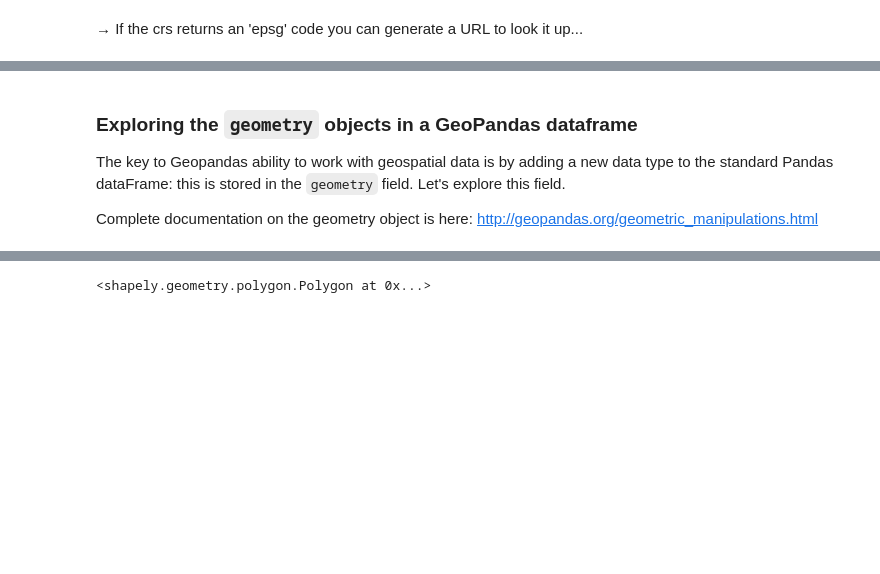
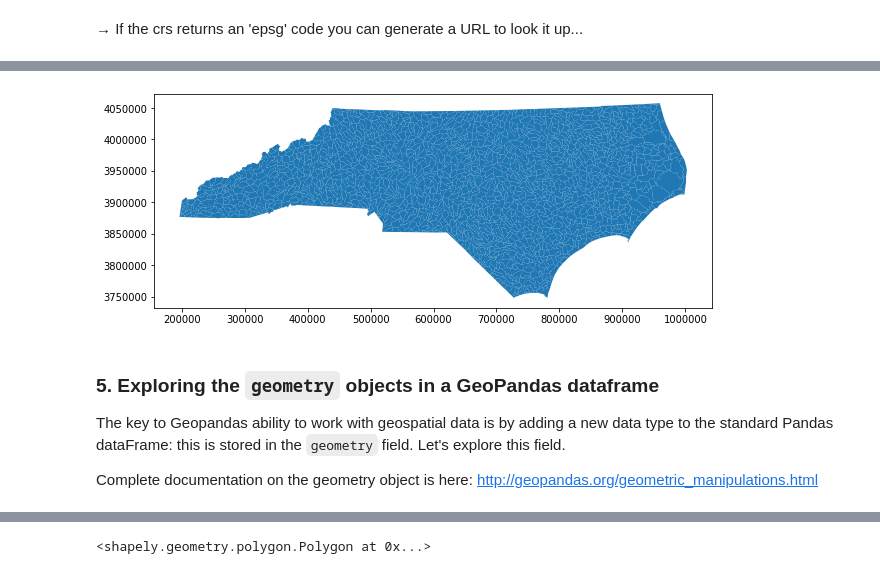
Before and after one commit to ENV859/SpatialDataFrames, a Jupyter notebook: 3-Spatial-analysis-with-GeoDataframes.ipynb, the cells around one changed output, grey strips where cells are left out. Cells and saved outputs as stored; diff of their text form; code cells hidden in the pictures; blank space fills up the shorter version.

```diff
--- a/3-Spatial-analysis-with-GeoDataframes.ipynb
+++ b/3-Spatial-analysis-with-GeoDataframes.ipynb
@@ -120,8 +137,13 @@ We can reproject our data in GeoPandas. Here we'll reproject our NAD83 data to U
 #  If this results in "b'no arguments in initialization list'" error
 #  see the "Fix" above!
 gdfUTM  = gdf.to_crs({'init':'epsg:26917'})
+# %%
+#Simple plot - does it look different than above?
+gdfUTM.plot(figsize=(10,5));
+# %% [output]
+[figure, added]
 # %% [markdown]
-### Exploring the `geometry` objects in a GeoPandas dataframe
+### 5. Exploring the `geometry` objects in a GeoPandas dataframe
 The key to Geopandas ability to work with geospatial data is by adding a new data type to the standard Pandas dataFrame: this is stored in the `geometry` field. Let's explore this field.
 
 Complete documentation on the geometry object is here: http://geopandas.org/geometric_manipulations.html
```
Also changed, not shown: parts of 56 cells of this notebook.
